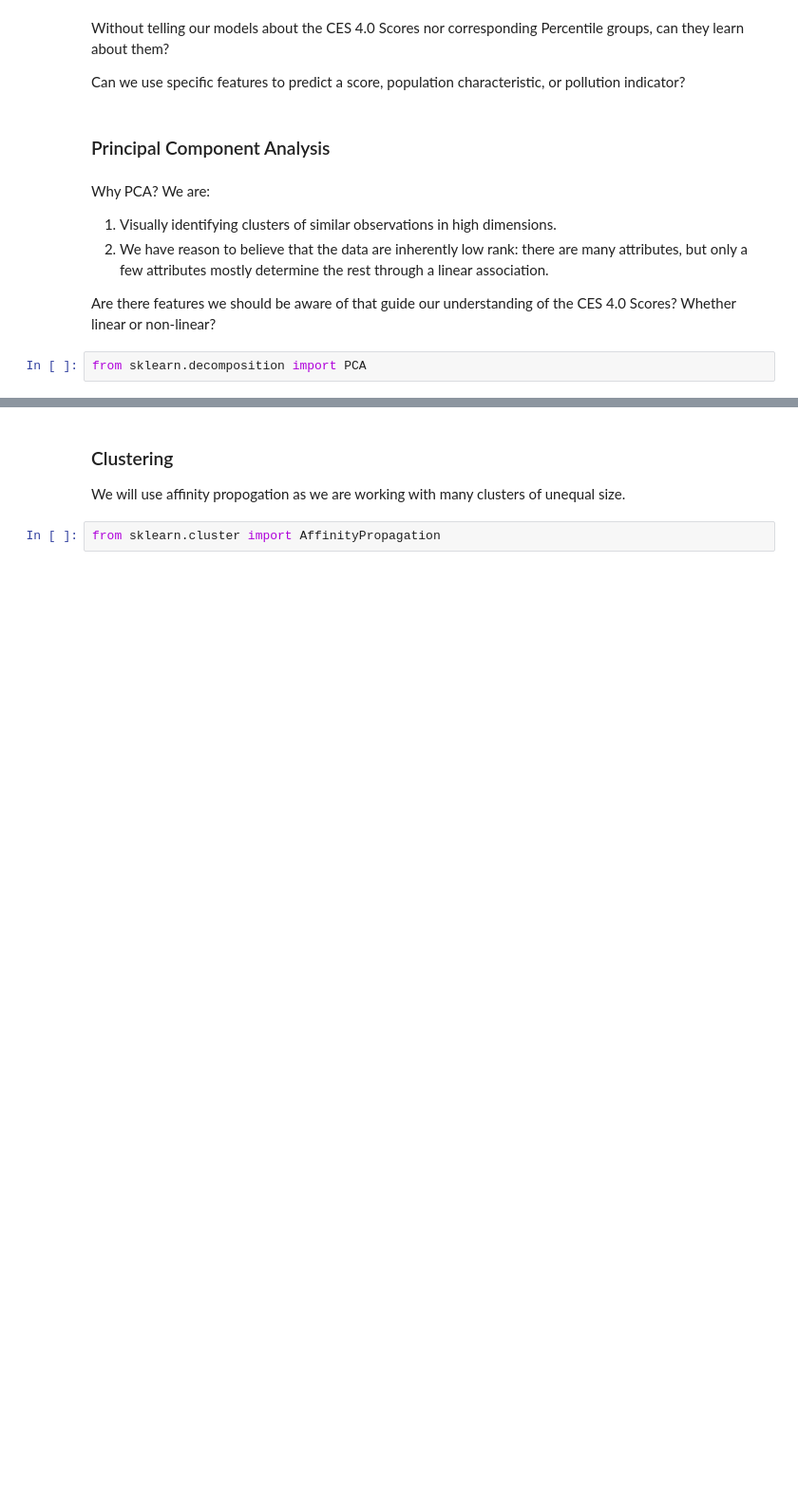
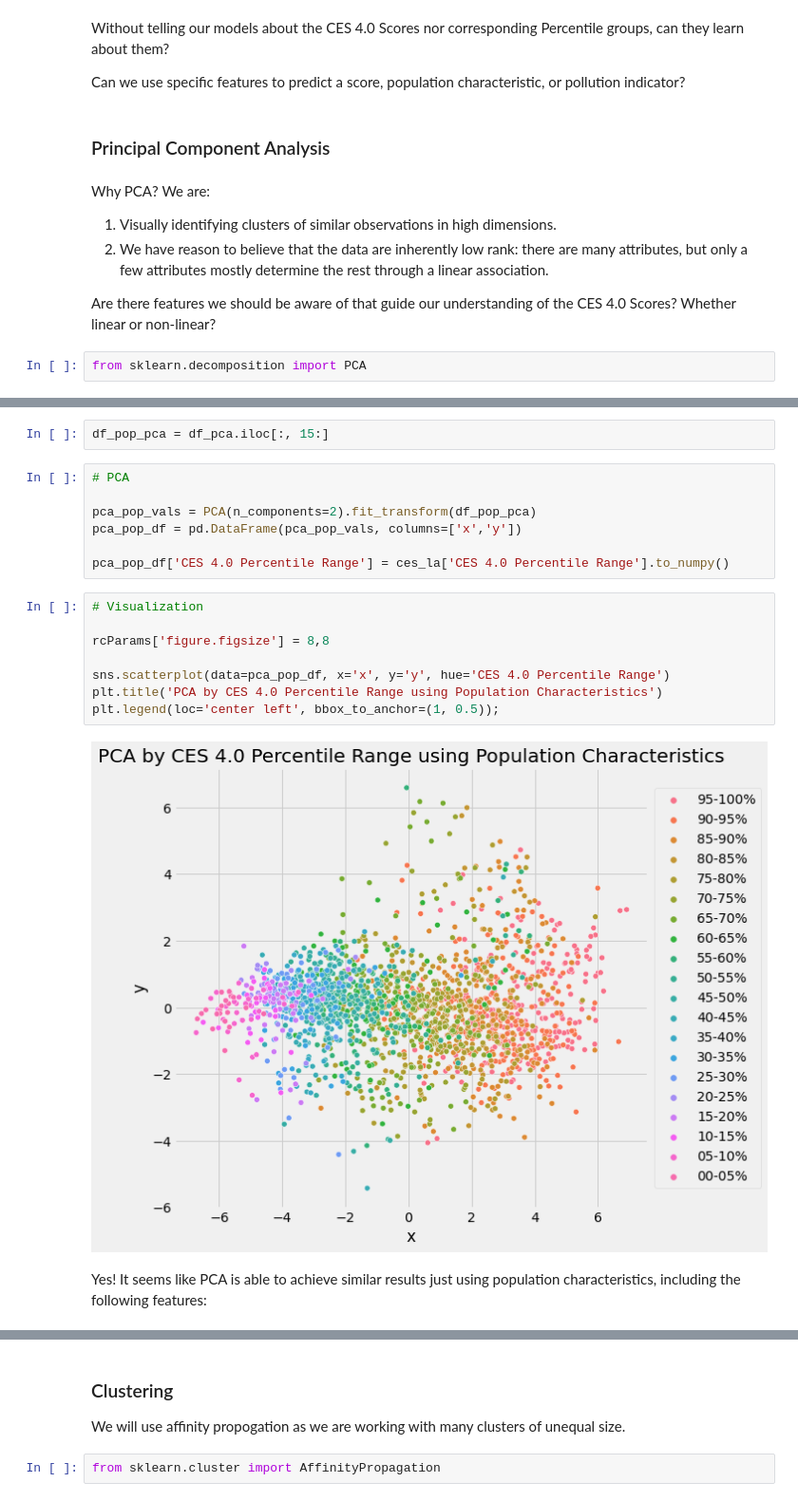
Before and after one commit to carlosortizdev/Thesis, a Jupyter notebook: notebooks/3.Modeling.ipynb, the cells around one changed output, grey strips where cells are left out. Shown at 95% size. Cells and saved outputs as stored; diff of their text form; blank space fills up the shorter version.

```diff
--- a/notebooks/3.Modeling.ipynb
+++ b/notebooks/3.Modeling.ipynb
@@ -80,0 +99,21 @@ How much information do we lose? Let's use scree plots.
+# %%
+df_pop_pca = df_pca.iloc[:, 15:]
+# %%
+# PCA
+
+pca_pop_vals = PCA(n_components=2).fit_transform(df_pop_pca)
+pca_pop_df = pd.DataFrame(pca_pop_vals, columns=['x','y'])
+
+pca_pop_df['CES 4.0 Percentile Range'] = ces_la['CES 4.0 Percentile Range'].to_numpy()
+# %%
+# Visualization
+
+rcParams['figure.figsize'] = 8,8
+
+sns.scatterplot(data=pca_pop_df, x='x', y='y', hue='CES 4.0 Percentile Range')
+plt.title('PCA by CES 4.0 Percentile Range using Population Characteristics')
+plt.legend(loc='center left', bbox_to_anchor=(1, 0.5));
+# %% [output]
+[figure, added]
+# %% [markdown]
+Yes! It seems like PCA is able to achieve similar results just using population characteristics, including the following features:
```
Also changed, not shown: parts of 12 cells of this notebook.
